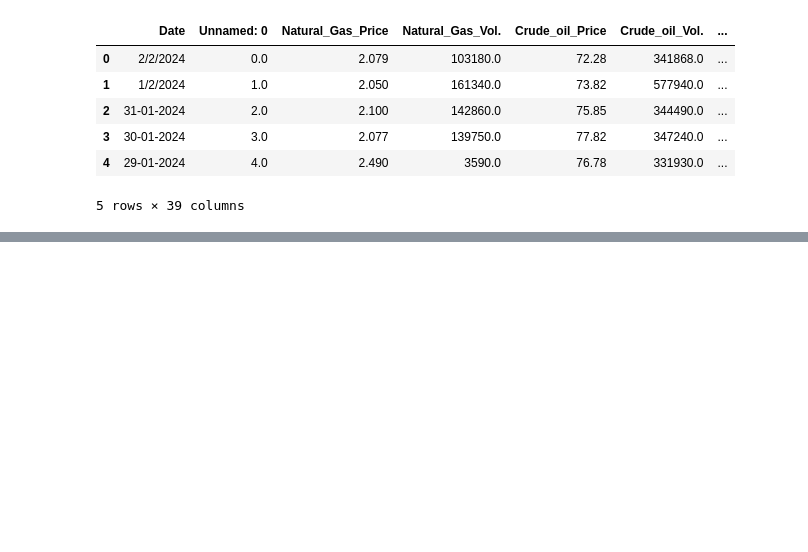
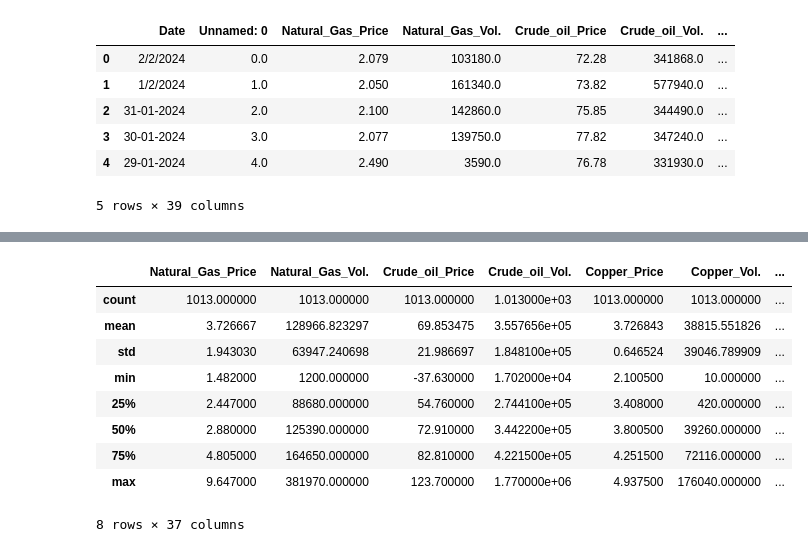
Before and after one commit to MATBckh22/MATB-STUDIOS, a Jupyter notebook: Stock Market.ipynb, the cells around one changed output, grey strips where cells are left out. Drawn from its saved outputs; the diff is of its cells as text; code cells hidden in the pictures; blank space fills up the shorter version.

```diff
--- a/Stock Market.ipynb
+++ b/Stock Market.ipynb
@@ -181,0 +192,4 @@ final_imputed_data.to_csv('final_imputed.csv', index=False)
+# %%
+stocks_updated = pd.read_csv("C:/Users/ckhin/OneDrive/Documents/GitHub/MATB-STUDIOS/final_imputed.csv")
+stocks_updated.drop(['Unnamed: 0'], axis = 1, inplace = True)
+stocks_updated.head()
@@ -181,0 +204,13 @@ final_imputed_data.to_csv('final_imputed.csv', index=False)
+# %%
+stocks_updated.describe()
+# %% [output]
+|  | Natural_Gas_Price | Natural_Gas_Vol. | Crude_oil_Price | Crude_oil_Vol. | Copper_Price | Copper_Vol. | ... |
+| count | 1013.000000 | 1013.000000 | 1013.000000 | 1.013000e+03 | 1013.000000 | 1013.000000 | ... |
+| mean | 3.726667 | 128966.823297 | 69.853475 | 3.557656e+05 | 3.726843 | 38815.551826 | ... |
+| std | 1.943030 | 63947.240698 | 21.986697 | 1.848100e+05 | 0.646524 | 39046.789909 | ... |
+| min | 1.482000 | 1200.000000 | -37.630000 | 1.702000e+04 | 2.100500 | 10.000000 | ... |
+| 25% | 2.447000 | 88680.000000 | 54.760000 | 2.744100e+05 | 3.408000 | 420.000000 | ... |
+| 50% | 2.880000 | 125390.000000 | 72.910000 | 3.442200e+05 | 3.800500 | 39260.000000 | ... |
+| 75% | 4.805000 | 164650.000000 | 82.810000 | 4.221500e+05 | 4.251500 | 72116.000000 | ... |
+| max | 9.647000 | 381970.000000 | 123.700000 | 1.770000e+06 | 4.937500 | 176040.000000 | ... |
+8 rows × 37 columns
```
Also changed, not shown: parts of 3 cells of this notebook, 5 other files.
